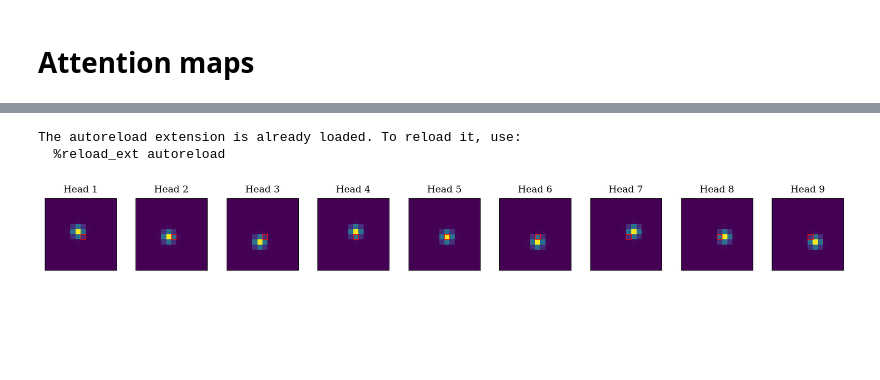
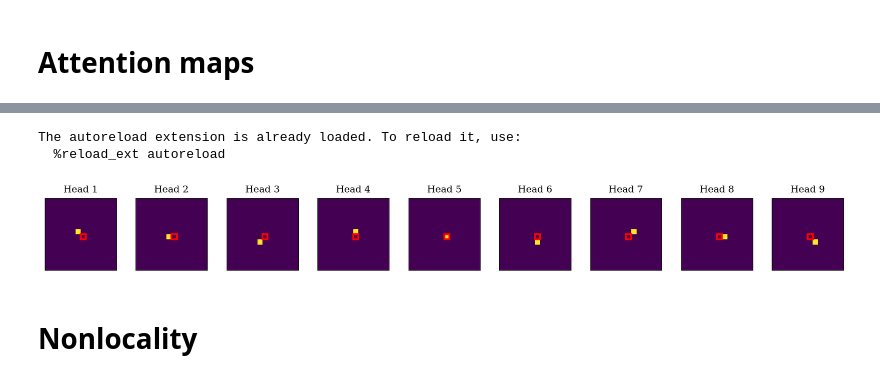
Before and after one commit to sdascoli/deit, a Jupyter notebook: deit.ipynb, the cells around one changed output, grey strips where cells are left out. Cells and saved outputs as stored; diff of their text form; code cells hidden in the pictures; blank space fills up the shorter version.

```diff
--- a/deit.ipynb
+++ b/deit.ipynb
@@ -3,6 +3,7 @@ import torch
 import numpy as np
 import glob
 import os
+import matplotlib
 import matplotlib.pyplot as plt
 from mpl_toolkits.axes_grid1.inset_locator import inset_axes
 import torch.nn.functional as F
@@ -12,6 +13,8 @@ import sys
 from mpl_toolkits import mplot3d
 from pathlib import Path
 import string
+from argparse import Namespace
+import collections
 
 sys.path.append('.')
 plt.rcParams.update(plt.rcParamsDefault)
@@ -21,6 +24,7 @@ plt.rcParams.update({
     'font.size':16,
     "lines.linewidth":3.0,
     "savefig.dpi":500,
+    'text.latex.preamble':r'\boldmath'
 })
 plt.rc('axes', grid=True)
 
@@ -399,0 +418,26 @@ for path in glob.glob(str(args.output_dir/'checkpoint*')):
+# %%
+cons = {'model': 'deit_tiny_patch16_224',
+        'local_up_to_layer' : 10,
+        'locality_strength':1
+       }
+selected_runs, _ = select_runs(runs, params, cons)
+run = selected_runs[0]
+args = run['args']
+model = create_model(args.model, num_classes=args.nb_classes,
+                    local_up_to_layer=args.local_up_to_layer,
+                    locality_dim=args.locality_dim)
+model.to('cuda')
+
+args = run['args']
+args.sampling_ratio = 0.001
+dataset, _ = build_dataset(is_train=False, args=args)
+x = torch.stack([dataset[i][0] for i in range(200)])
+x = x.cuda()
+
+
+for path in glob.glob(str(args.output_dir/'checkpoint*')):
+    print(path)
+    state_dict = torch.load(path)["model"]
+    model.load_state_dict(state_dict)
+
+    plot_attention(model, x, layers=[0,1,9], save=True)
@@ -400,19 +447,21 @@ for path in glob.glob(str(args.output_dir/'checkpoint*')):
 # %%
-%load_ext autoreload
-%autoreload 2
-strength=1
-local=1
+strength=10
+local=10
 from main import create_model, build_dataset
 model = create_model('deit_small_patch16_224', local_up_to_layer=local, locality_strength=strength, locality_dim=10)
 model.to('cuda')
+for l in range(local):
+    mixing_parameter = model.blocks[l].attn.mixing_parameter.data.fill_(0)
+    del(model.blocks[l].attn.mixing_parameter)
+    model.blocks[l].attn.mixing_parameter = mixing_parameter
 
 if local:
     title='attention_map_init_local_strength_{}.pdf'.format(strength)
 else:
     title='attention_map_init_nonlocal.pdf'
 
-plot_attention(model, x, num_layers=1, init=True, save=True, title=title)
+plot_attention(model, x, layers=[0], init=True, save=True, title=title)
 # %% [output]
 The autoreload extension is already loaded. To reload it, use:
   %reload_ext autoreload
-[figure, old version]
+[figure, new version]
@@ -427 +468,3 @@ plot_attention(model, x, num_layers=2, init=True, save=True)
+# %% [markdown]
+# Nonlocality
 # %%
```
Also changed, not shown: parts of 20 cells of this notebook, 7 other files.
